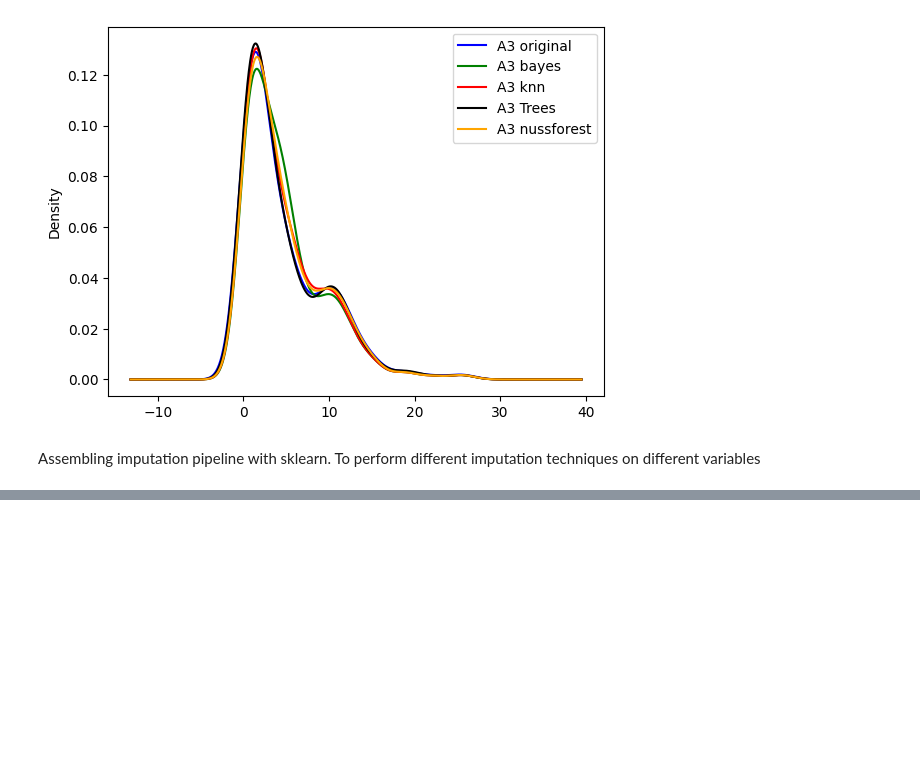
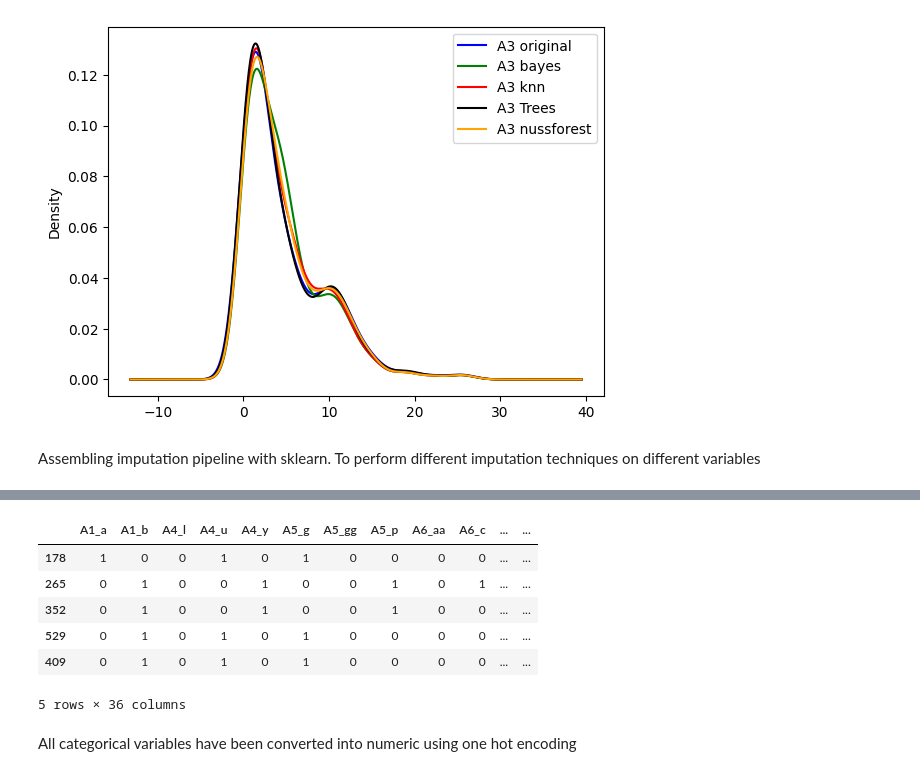
Before and after one commit to Chirag314/Feature-Engineering, a Jupyter notebook: Feature_Engineering_practise.ipynb, the cells around one changed output, grey strips where cells are left out. Drawn from its saved outputs; the diff is of its cells as text; code cells hidden in the pictures; blank space fills up the shorter version.

```diff
--- a/Feature_Engineering_practise.ipynb
+++ b/Feature_Engineering_practise.ipynb
@@ -709,0 +754,8 @@ X_test=preprocessor.transform(X_test)
+# %%
+from sklearn.preprocessing import OneHotEncoder
+data=pd.read_csv('creditApprovalUCI.csv')
+X_train,X_test,y_train,y_test=train_test_split(data.drop(['A16'],axis=1),data['A16'],test_size=0.3,random_state=42)
+print(X_train['A4'].unique())
+
+tmp=pd.get_dummies(X_train['A4'],drop_first=True)
+tmp.head()
@@ -709,0 +770,17 @@ X_test=preprocessor.transform(X_test)
+# %%
+#To encode all categorical variables at the same time
+vars_categorical=['A1','A4','A5','A6','A7','A9','A10','A12','A13']
+X_train_enc=pd.get_dummies(X_train[vars_categorical],drop_first=True)
+X_test_enc=pd.get_dummies(X_test[vars_categorical],drop_first=True)
+# %%
+X_train_enc.head()
+# %% [output]
+|  | A1_a | A1_b | A4_l | A4_u | A4_y | A5_g | A5_gg | A5_p | A6_aa | A6_c | ... | ... |
+| 178 | 1 | 0 | 0 | 1 | 0 | 1 | 0 | 0 | 0 | 0 | ... | ... |
+| 265 | 0 | 1 | 0 | 0 | 1 | 0 | 0 | 1 | 0 | 1 | ... | ... |
+| 352 | 0 | 1 | 0 | 0 | 1 | 0 | 0 | 1 | 0 | 0 | ... | ... |
+| 529 | 0 | 1 | 0 | 1 | 0 | 1 | 0 | 0 | 0 | 0 | ... | ... |
+| 409 | 0 | 1 | 0 | 1 | 0 | 1 | 0 | 0 | 0 | 0 | ... | ... |
+5 rows × 36 columns
+# %% [markdown]
+All categorical variables have been converted into numeric using one hot encoding
```
Also changed, not shown: parts of 16 cells of this notebook.
